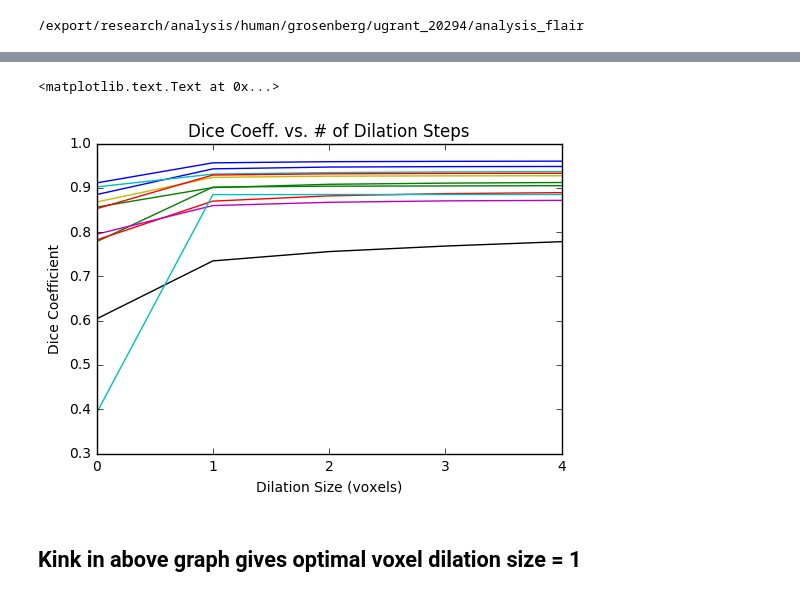
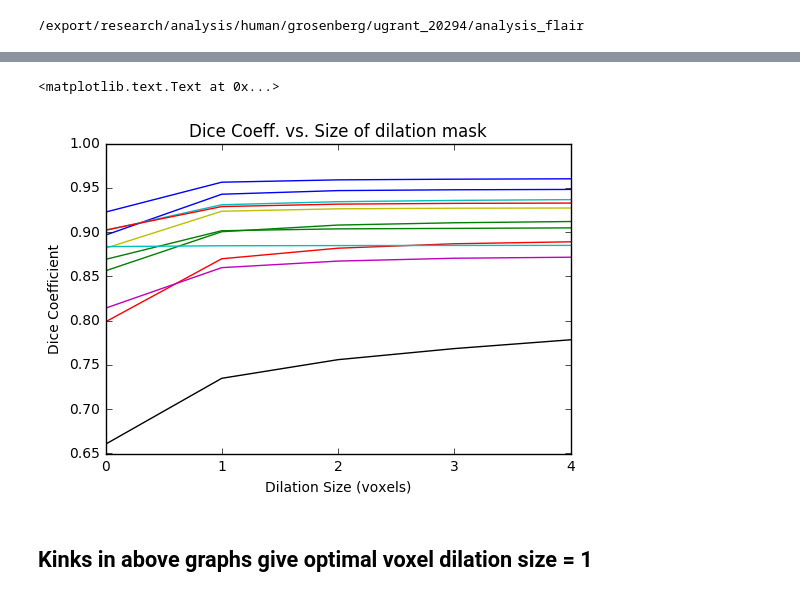
Before and after one commit to tessiert/WMH-Scripts, a Jupyter notebook: WMH_Correction_Reproducibility.ipynb, the cells around one changed output, grey strips where cells are left out. Cells and saved outputs as stored; diff of their text form; code cells hidden in the pictures.

```diff
--- a/WMH_Correction_Reproducibility.ipynb
+++ b/WMH_Correction_Reproducibility.ipynb
@@ -8,8 +8,10 @@ import numpy as np
 import pandas as pd
 import matplotlib.pyplot as plt
 # %%
-stats1 = pd.read_csv('wmh_stats.csv', sep='\t')
-stats2 = pd.read_csv('wmh_stats_n2.csv', sep='\t')
-stats3 = pd.read_csv('wmh_stats_n3.csv', sep ='\t')
-stats4 = pd.read_csv('wmh_stats_n4.csv', sep = '\t')
+# n(i) denotes number of mask dilation iterations (n0 => only 'image quality' correction has been applied)
+stats0 = pd.read_csv('wmh_stats_n0.txt', sep='\t')
+stats1 = pd.read_csv('wmh_stats_n1.txt', sep='\t')
+stats2 = pd.read_csv('wmh_stats_n2.txt', sep='\t')
+stats3 = pd.read_csv('wmh_stats_n3.txt', sep ='\t')
+stats4 = pd.read_csv('wmh_stats_n4.txt', sep = '\t')
 # %%
@@ -23,12 +25,12 @@ stats1.head()
 | 4 | M87128932_20180306 | 5840 | 6176 | 4699 | 1141 | 1477 | 0.782124 |
 # %%
-# Will grab both raw and single dilation correction Dice values from stats1 below
-dice01 = stats1[['Dice']].astype(float)   # Passing as list creates df instead of series
+dice0 = stats0[['Dice']].astype(float)   # Passing single column as list creates df instead of series
+dice1 = stats1[['Dice']].astype(float)
 dice2 = stats2[['Dice']].astype(float)
 dice3 = stats3[['Dice']].astype(float)
 dice4 = stats4[['Dice']].astype(float)
 
-dice01.head()
+dice0.head()
 # %% [output]
 |  | Dice |
 | 0 | 0.884672 |
@@ -38,10 +40,14 @@ dice01.head()
 | 4 | 0.782124 |
 # %%
-dice0 = dice01[0::2].values
-dice1 = dice01[1::2].values
+# In each case first row of pair contains raw dice coeff of segmentation output with no corrections applied
+# Keep only corrected values for below analysis
+dice0 = dice0[1::2].values
+dice1 = dice1[1::2].values
 dice2 = dice2[1::2].values
 dice3 = dice3[1::2].values
 dice4 = dice4[1::2].values
 
 all_dice = np.concatenate([dice0, dice1, dice2, dice3, dice4], axis=1)
 dice_df = pd.DataFrame(all_dice, columns=['d0','d1','d2','d3','d4'])
+
+dice_df.head()
@@ -48,14 +61,14 @@ dice_df = pd.DataFrame(all_dice, columns=['d0','d1','d2','d3','d4'])
 # %%
 for idx in range(dice_df.shape[0]):
 
     plt.plot(dice_df.loc[idx].values)
 
-plt.title('Dice Coeff. vs. # of Dilation Steps')
+plt.title('Dice Coeff. vs. Size of dilation mask')
 plt.xticks(range(5))
 plt.xlabel('Dilation Size (voxels)')
 plt.ylabel('Dice Coefficient')
 # %% [output]
 <matplotlib.text.Text at 0x...>
-[figure, old version]
+[figure, new version]
 # %% [markdown]
-## Kink in above graph gives optimal voxel dilation size = 1
+## Kinks in above graphs give optimal voxel dilation size = 1
```
Also changed, not shown: parts of 3 cells of this notebook, 6 other files.
